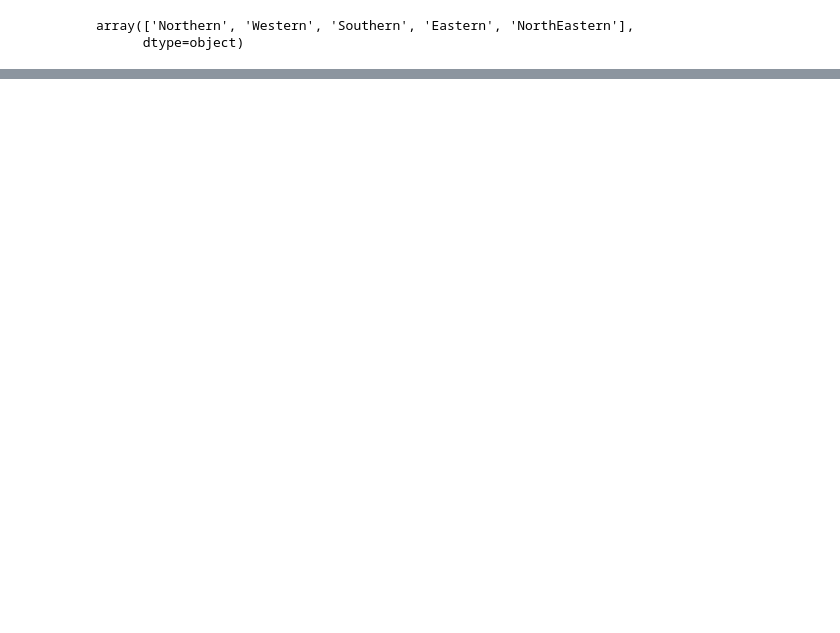
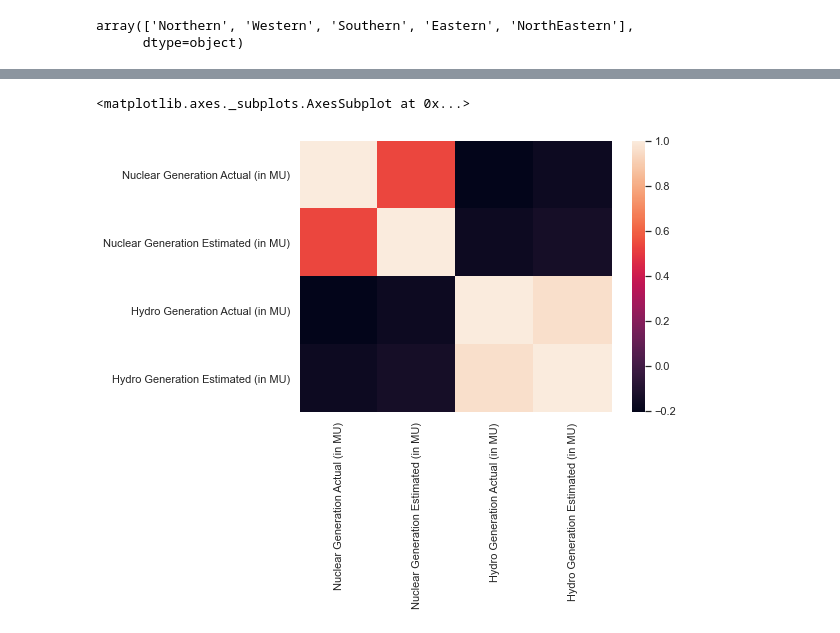
Before and after one commit to SheCodes-IEEE-CIS-GHRCE/Electricity-Generation-Analysis-and-Prediction-in-India, a Jupyter notebook: Elec-gen.ipynb, the cells around one changed output, grey strips where cells are left out. Drawn from its saved outputs; the diff is of its cells as text; code cells hidden in the pictures; blank space fills up the shorter version.

```diff
--- a/Elec-gen.ipynb
+++ b/Elec-gen.ipynb
@@ -65,3 +82,6 @@ df.Region.unique()
 # %% [output]
 array(['Northern', 'Western', 'Southern', 'Eastern', 'NorthEastern'],
       dtype=object)
+# %%
+a=power.corr() #correaltion between all numeric values, ranges between -1 and 1
+a
@@ -67,0 +94,6 @@ array(['Northern', 'Western', 'Southern', 'Eastern', 'NorthEastern'],
+# %%
+sns.set(rc={'figure.figsize':(7,5)})
+sns.heatmap(a)
+# %% [output]
+<matplotlib.axes._subplots.AxesSubplot at 0x...>
+[figure, added]
```
Also changed, not shown: parts of 17 cells of this notebook.
